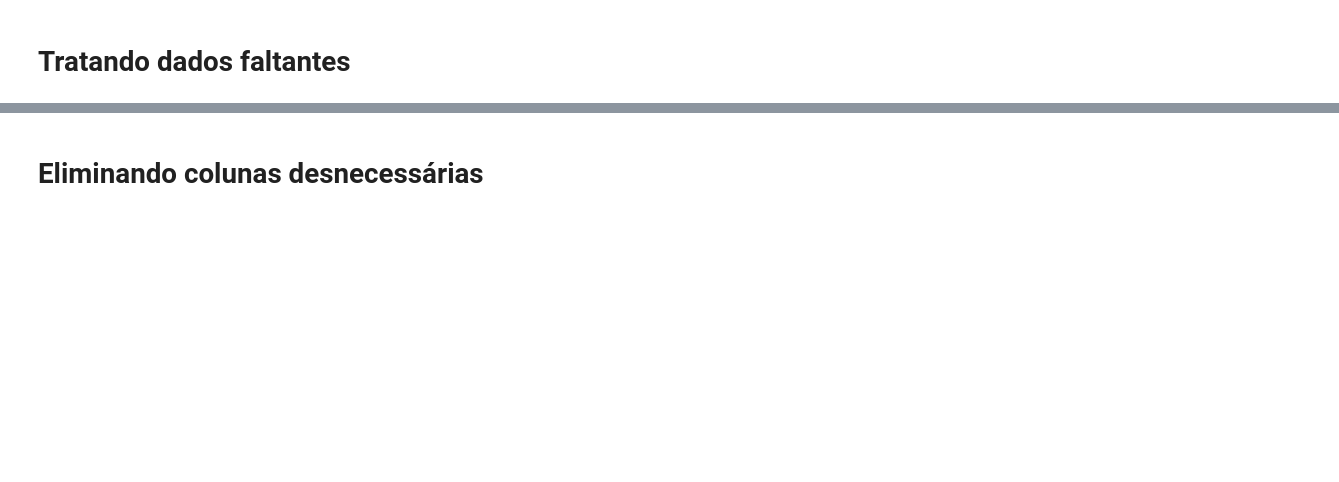
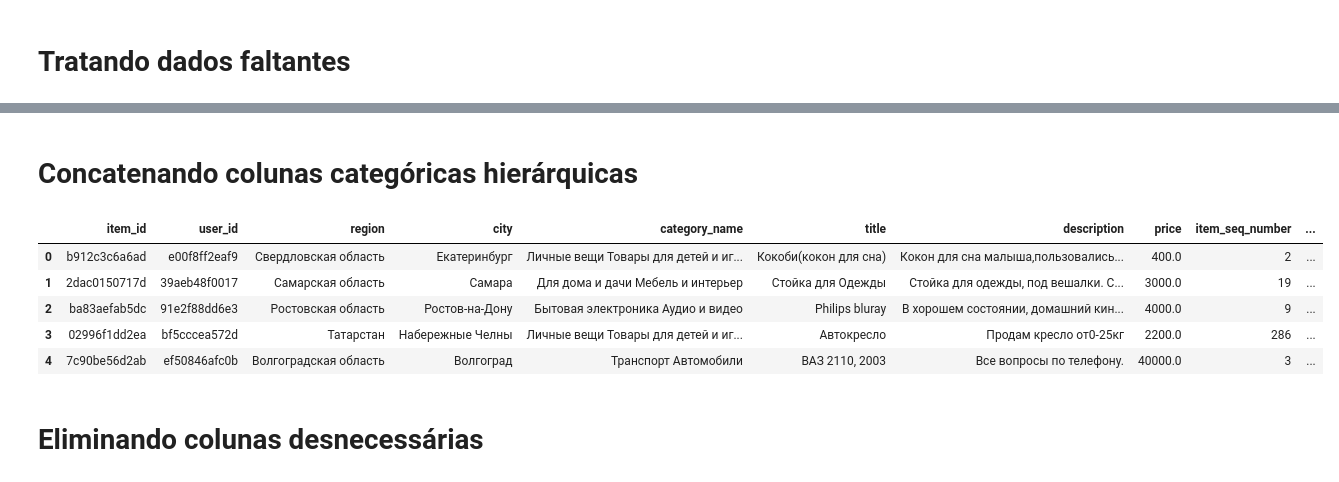
Before and after one commit to vinicius-alves/Kaggle-Avito-Challenge, a Jupyter notebook: notebook pré-processamento.ipynb, the cells around one changed output, grey strips where cells are left out. Drawn from its saved outputs; the diff is of its cells as text; code cells hidden in the pictures; blank space fills up the shorter version.

```diff
--- a/notebook pré-processamento.ipynb
+++ b/notebook pré-processamento.ipynb
@@ -130,6 +130,35 @@ Tempo de tratamento de dados faltantes: 1.58s
 | 2 | ba83aefab5dc | 91e2f88dd6e3 | Ростовская область | Ростов-на-Дону | Бытовая электроника | Аудио и видео | Видео, DVD и Blu-ray плееры | Обувь | Вторичка | ... |
 | 3 | 02996f1dd2ea | bf5cccea572d | Татарстан | Набережные Челны | Личные вещи | Товары для детей и игрушки | Автомобильные кресла | Обувь | Вторичка | ... |
 | 4 | 7c90be56d2ab | ef50846afc0b | Волгоградская область | Волгоград | Транспорт | Автомобили | С пробегом | ВАЗ (LADA) | 2110 | ... |
+# %% [markdown]
+# Concatenando colunas categóricas hierárquicas
+# %%
+# Concatenando colunas category_name
+df_train['category_name'] = df_train[['parent_category_name', 'category_name']].apply(lambda x: ' '.join(x), axis=1)
+df_test ['category_name'] = df_test [['parent_category_name', 'category_name']].apply(lambda x: ' '.join(x), axis=1)
+
+# Excluindo colunas antigas
+df_train.drop(columns=['parent_category_name'], inplace=True)
+df_test.drop (columns=['parent_category_name'], inplace=True)
+
+# Concatenando colunas param
+df_train['param'] = df_train[['param_1', 'param_2', 'param_3']].apply(lambda x: ' '.join(x), axis=1)
+df_test ['param'] = df_test [['param_1', 'param_2', 'param_3']].apply(lambda x: ' '.join(x), axis=1)
+
+# Excluindo colunas antigas
+df_train.drop(columns=['param_1', 'param_2', 'param_3'], inplace=True)
+df_test.drop (columns=['param_1', 'param_2', 'param_3'], inplace=True)
+
+categorical_columns = ["user_type","category_name", "user_id","param"]
+
+df_train.head(5)
+# %% [output]
+|  | item_id | user_id | region | city | category_name | title | description | price | item_seq_number | ... |
+| 0 | b912c3c6a6ad | e00f8ff2eaf9 | Свердловская область | Екатеринбург | Личные вещи Товары для детей и иг... | Кокоби(кокон для сна) | Кокон для сна малыша,пользовались... | 400.0 | 2 | ... |
+| 1 | 2dac0150717d | 39aeb48f0017 | Самарская область | Самара | Для дома и дачи Мебель и интерьер | Стойка для Одежды | Стойка для одежды, под вешалки. С... | 3000.0 | 19 | ... |
+| 2 | ba83aefab5dc | 91e2f88dd6e3 | Ростовская область | Ростов-на-Дону | Бытовая электроника Аудио и видео | Philips bluray | В хорошем состоянии, домашний кин... | 4000.0 | 9 | ... |
+| 3 | 02996f1dd2ea | bf5cccea572d | Татарстан | Набережные Челны | Личные вещи Товары для детей и иг... | Автокресло | Продам кресло от0-25кг | 2200.0 | 286 | ... |
+| 4 | 7c90be56d2ab | ef50846afc0b | Волгоградская область | Волгоград | Транспорт Автомобили | ВАЗ 2110, 2003 | Все вопросы по телефону. | 40000.0 | 3 | ... |
 # %% [markdown]
 # Eliminando colunas desnecessárias
 # %%
```
Also changed, not shown: parts of 10 cells of this notebook.
